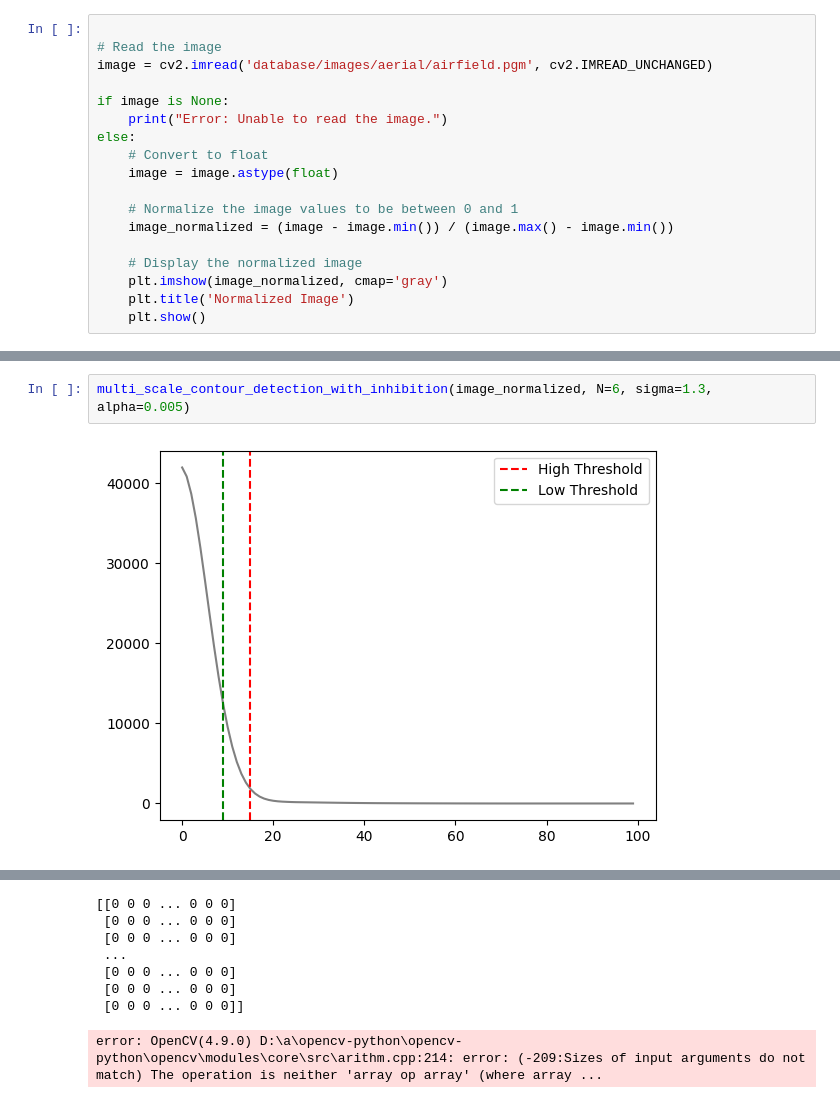
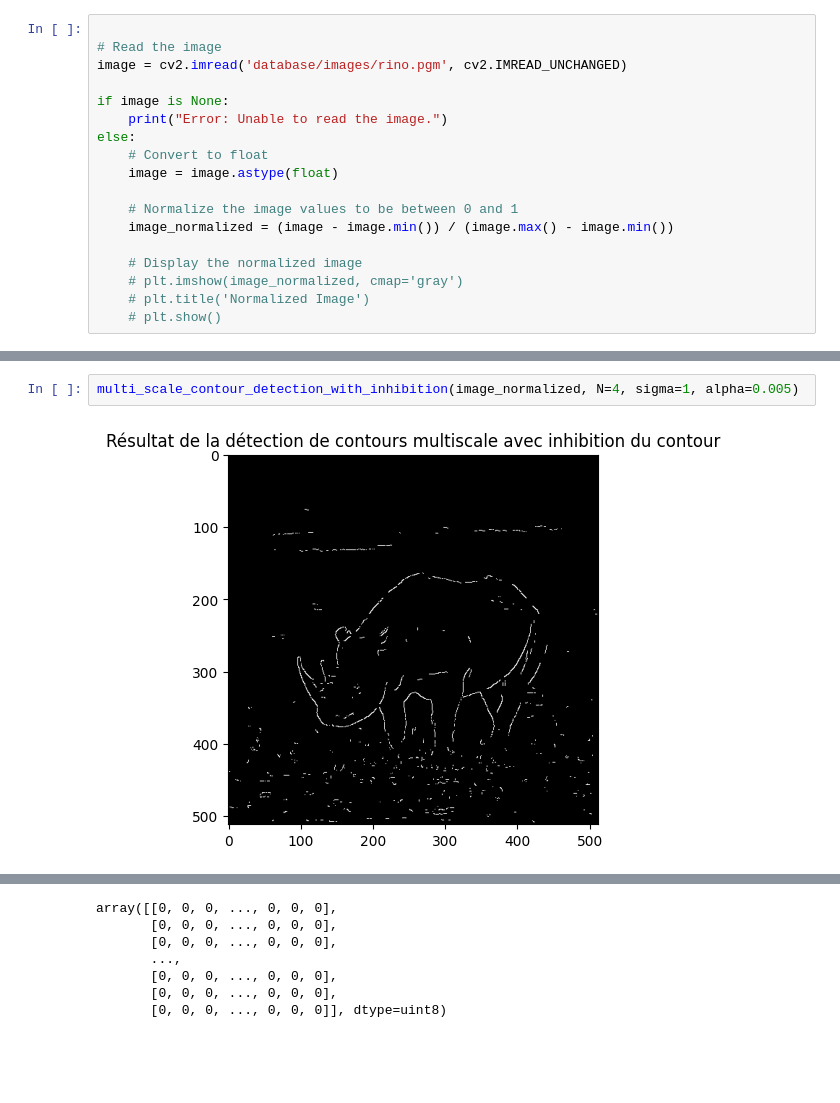
Before and after one commit to ndupont960/EtudesTechniques11, a Jupyter notebook: main.ipynb, the cells around one changed output, grey strips where cells are left out. Cells and saved outputs as stored; diff of their text form; blank space fills up the shorter version.

Commit message:
Fixed size issue, implemented loop that travels through the whole database and converts results to png. (pngs dont show anything for now)

```diff
--- a/main.ipynb
+++ b/main.ipynb
@@ -7,7 +8,7 @@ from multi_scale_edge_detection.MultiScaleContourDetector import multi_scale_con
 # %%
 
 # Read the image
-image = cv2.imread('database/images/aerial/airfield.pgm', cv2.IMREAD_UNCHANGED)
+image = cv2.imread('database/images/rino.pgm', cv2.IMREAD_UNCHANGED)
 
 if image is None:
     print("Error: Unable to read the image.")
@@ -19,7 +20,7 @@ else:
     image_normalized = (image - image.min()) / (image.max() - image.min())
 
     # Display the normalized image
-    plt.imshow(image_normalized, cmap='gray')
-    plt.title('Normalized Image')
-    plt.show()
+    # plt.imshow(image_normalized, cmap='gray')
+    # plt.title('Normalized Image')
+    # plt.show()
 # %%
@@ -74,4 +65,4 @@ plt.show()
 # %%
-multi_scale_contour_detection_with_inhibition(image_normalized, N=6, sigma=1.3, alpha=0.005)
+multi_scale_contour_detection_with_inhibition(image_normalized, N=4, sigma=1, alpha=0.005)
 # %% [output]
-[figure, old version]
+[figure, new version]
@@ -83,11 +69,10 @@ multi_scale_contour_detection_with_inhibition(image_normalized, N=6, sigma=1.3,
-[[0 0 0 ... 0 0 0]
- [0 0 0 ... 0 0 0]
- [0 0 0 ... 0 0 0]
- ...
- [0 0 0 ... 0 0 0]
- [0 0 0 ... 0 0 0]
- [0 0 0 ... 0 0 0]]
+array([[0, 0, 0, ..., 0, 0, 0],
+       [0, 0, 0, ..., 0, 0, 0],
+       [0, 0, 0, ..., 0, 0, 0],
+       ...,
+       [0, 0, 0, ..., 0, 0, 0],
+       [0, 0, 0, ..., 0, 0, 0],
+       [0, 0, 0, ..., 0, 0, 0]], dtype=uint8)
-error: OpenCV(4.9.0) D:\a\opencv-python\opencv-python\opencv\modules\core\src\arithm.cpp:214: error: (-209:Sizes of input arguments do not match) The operation is neither 'array op array' (where array ...
 # %%
 multi_scale_contour_detection_without_inhibition(image_normalized, N=4, sigma=1.7, alpha=0.0005)
 # %% [output]
```
Also changed, not shown: parts of 7 cells of this notebook, 4 other files.
